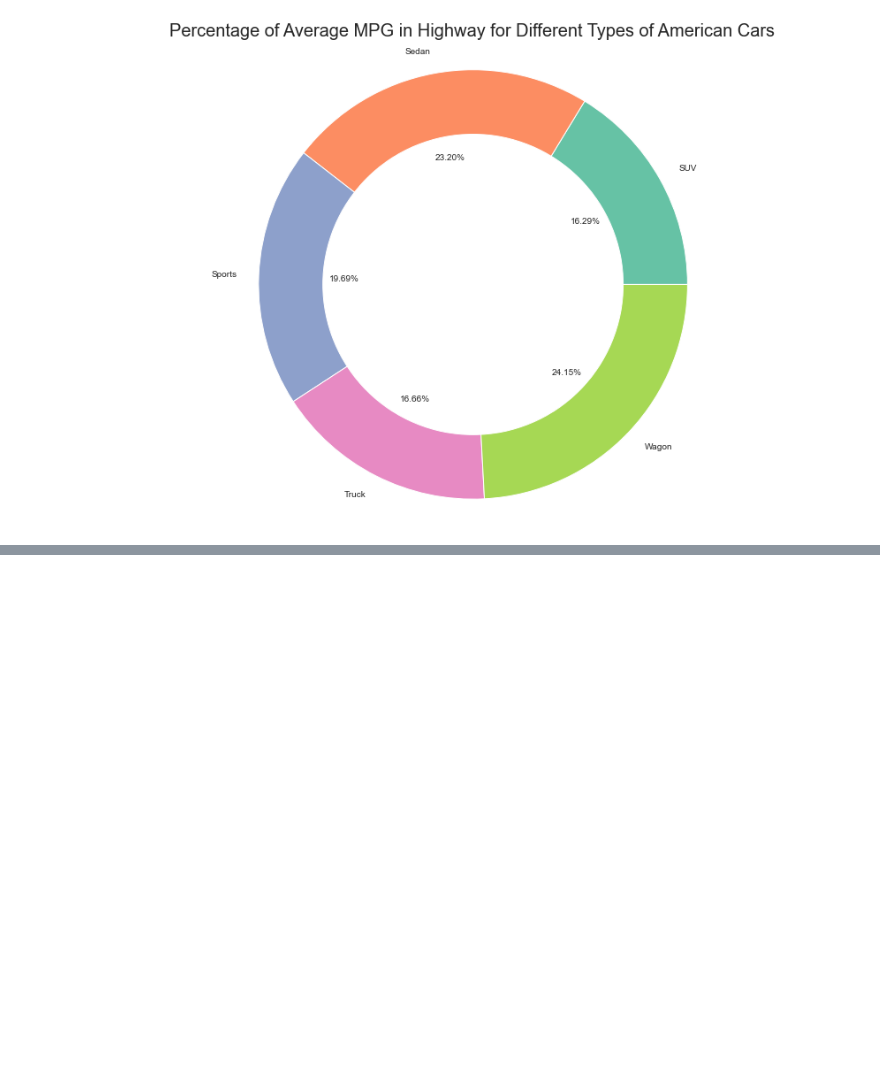
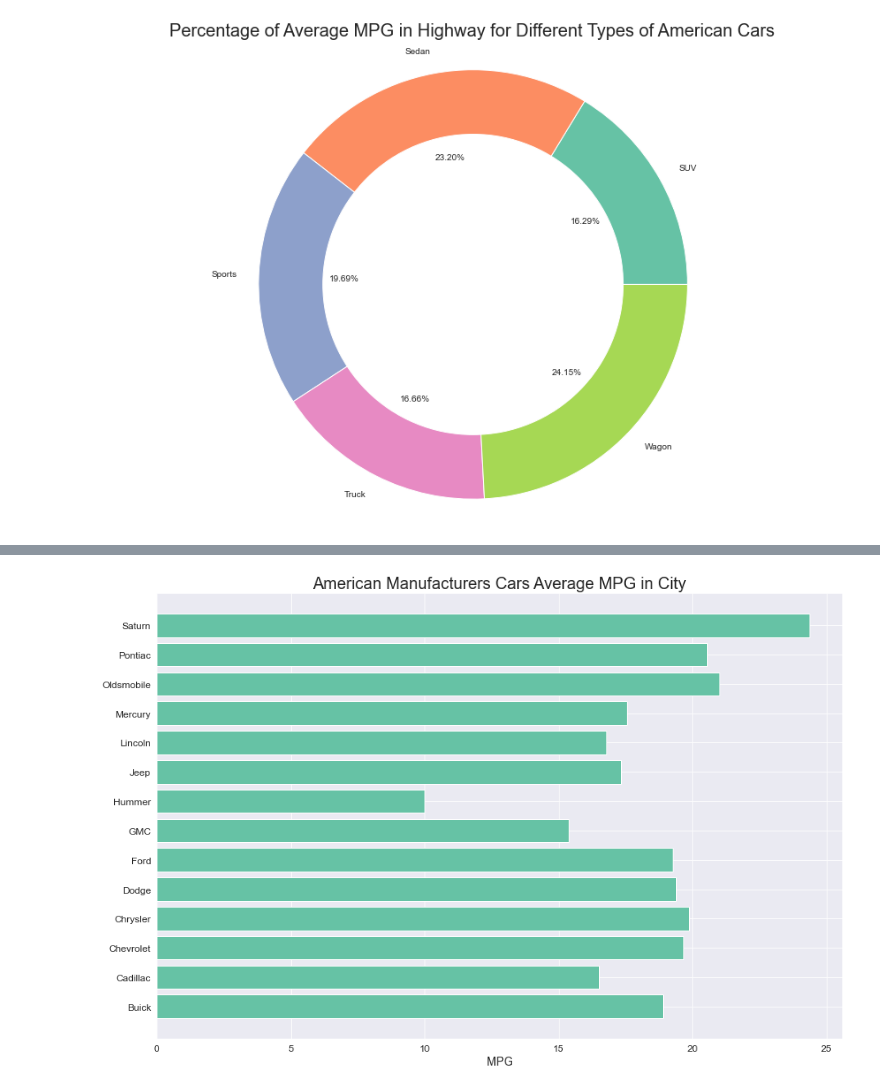
Before and after one commit to shamimsikder/Data-Visualization-Exercises, a Jupyter notebook: Cars Data Visualization.ipynb, the cells around one changed output, grey strips where cells are left out. Saved outputs shown, nothing was run; the diff lists cells and outputs as text; code cells hidden in the pictures; blank space fills up the shorter version.

```diff
--- a/Cars Data Visualization.ipynb
+++ b/Cars Data Visualization.ipynb
@@ -688,0 +735,9 @@ plt.title("Percentage of Average MPG in Highway for Different Types of American
+# %%
+usa_gb_make = usa.groupby('Make',as_index=False)
+
+usa_gb_make = usa_gb_make.agg(np.mean)
+
+usa_gb_make.MSRP = usa_gb_make.MSRP.astype(int)
+usa_gb_make.Invoice = usa_gb_make.Invoice.astype(int)
+
+usa_gb_make
@@ -688,0 +782,11 @@ plt.title("Percentage of Average MPG in Highway for Different Types of American
+# %%
+plt.figure(figsize=(15,10))
+
+plt.barh(usa_gb_make.Make,usa_gb_make.MPG_City)
+
+plt.title("American Manufacturers Cars Average MPG in City",fontsize=20)
+plt.xlabel("MPG",fontsize=14)
+plt.xticks(fontsize=12)
+plt.yticks(fontsize=12);
+# %% [output]
+[figure, added]
```
Also changed, not shown: parts of 9 cells of this notebook.
